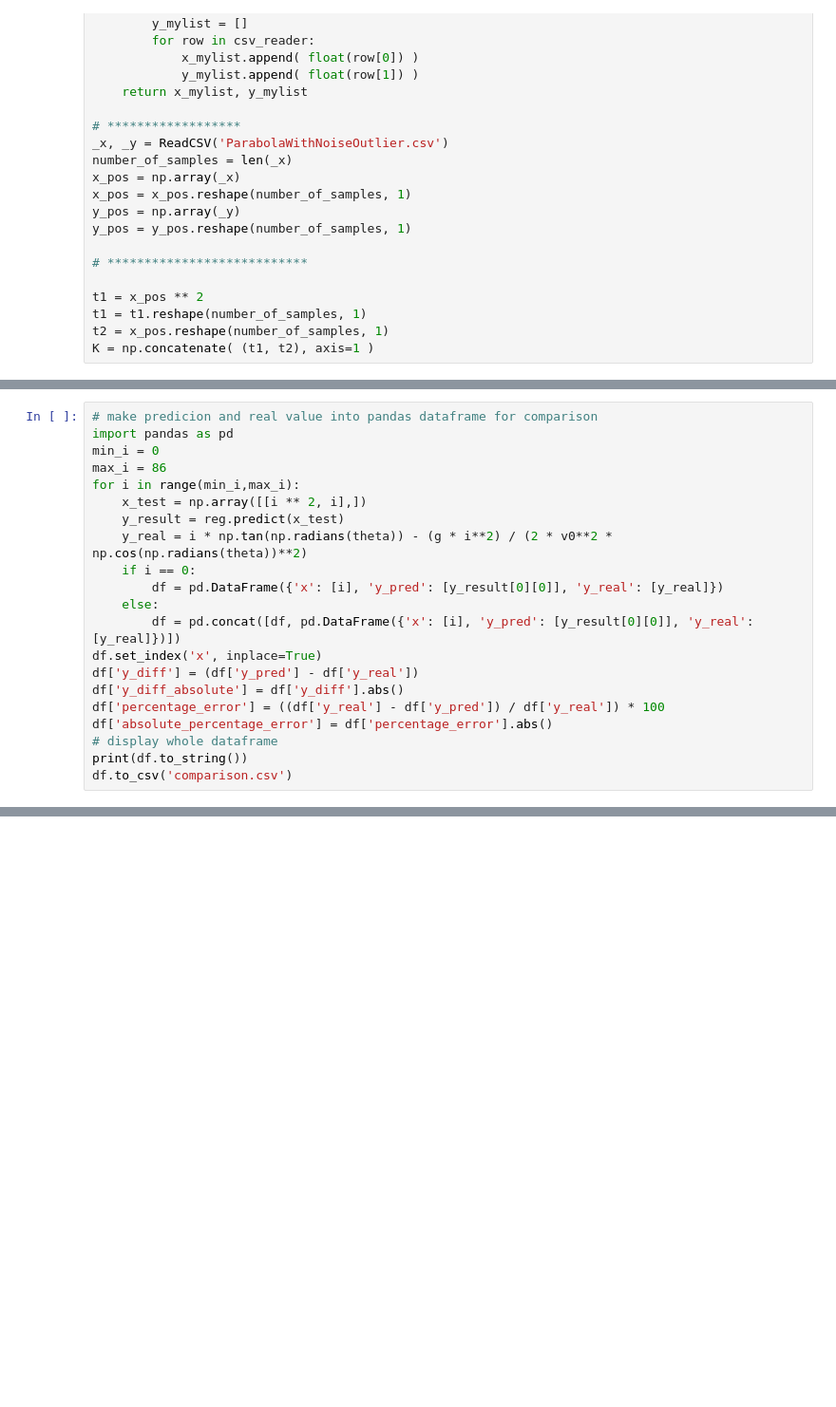
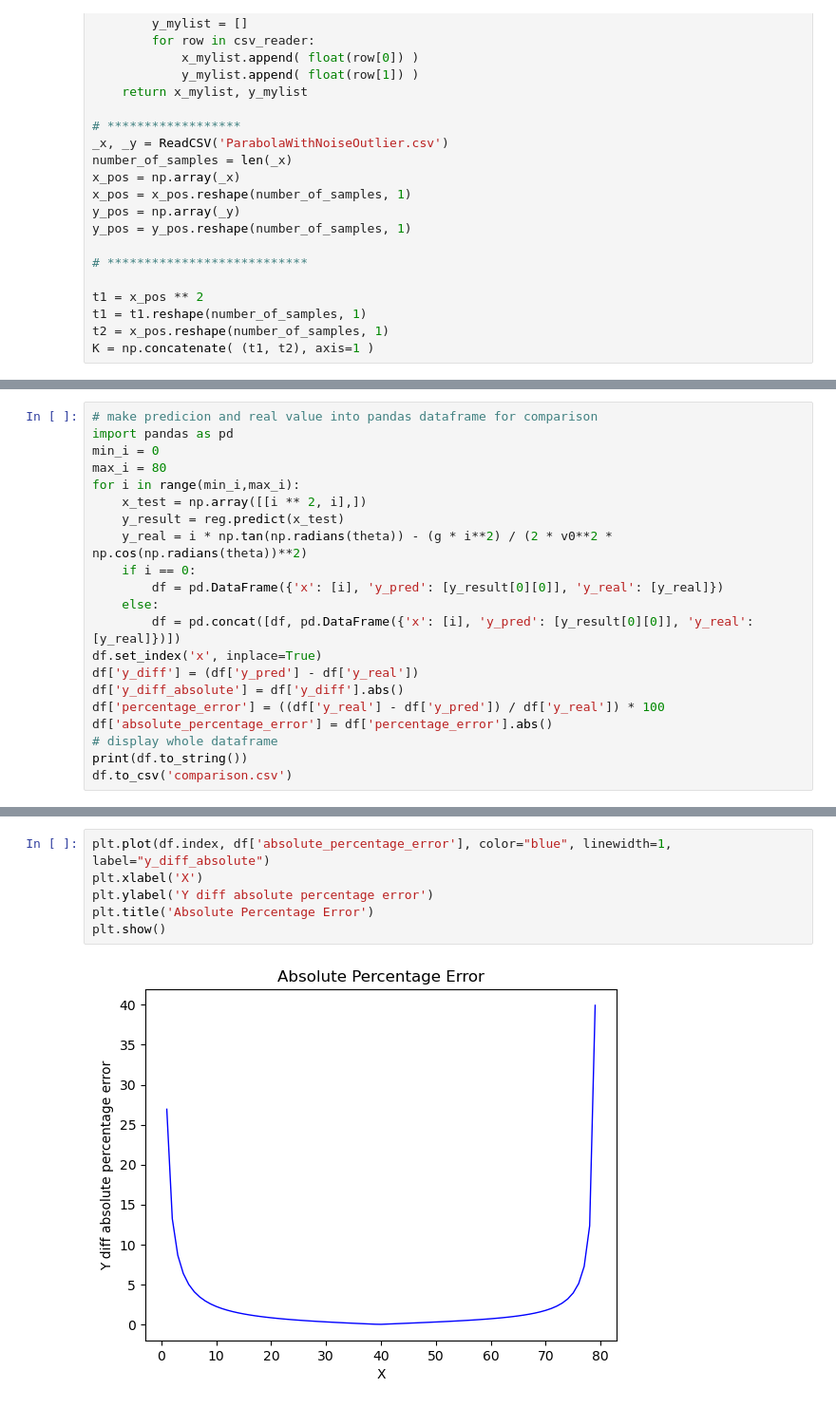
Before and after one commit to wingyeung0317/EEE4463, a Jupyter notebook: BD_Labs_V3/BD_EA/EA.ipynb, the cells around one changed output, grey strips where cells are left out. Shown: that part at 95% size. Drawn from its saved outputs; the diff is of its cells as text; blank space fills up the shorter version.

Commit message:
EA: Feat: Graph percentage error

```diff
--- a/BD_Labs_V3/BD_EA/EA.ipynb
+++ b/BD_Labs_V3/BD_EA/EA.ipynb
@@ -159,7 +159,7 @@ Real value: When x = 40, y = 34.40203230275509
 # make predicion and real value into pandas dataframe for comparison
 import pandas as pd
 min_i = 0
-max_i = 86
+max_i = 80
 for i in range(min_i,max_i):
     x_test = np.array([[i ** 2, i],])
     y_result = reg.predict(x_test)
@@ -258,0 +259,8 @@ x
+# %%
+plt.plot(df.index, df['absolute_percentage_error'], color="blue", linewidth=1, label="y_diff_absolute")
+plt.xlabel('X')
+plt.ylabel('Y diff absolute percentage error')
+plt.title('Absolute Percentage Error')
+plt.show()
+# %% [output]
+[figure, added]
```
Also changed, not shown: parts of 8 cells of this notebook, 1 other file.
